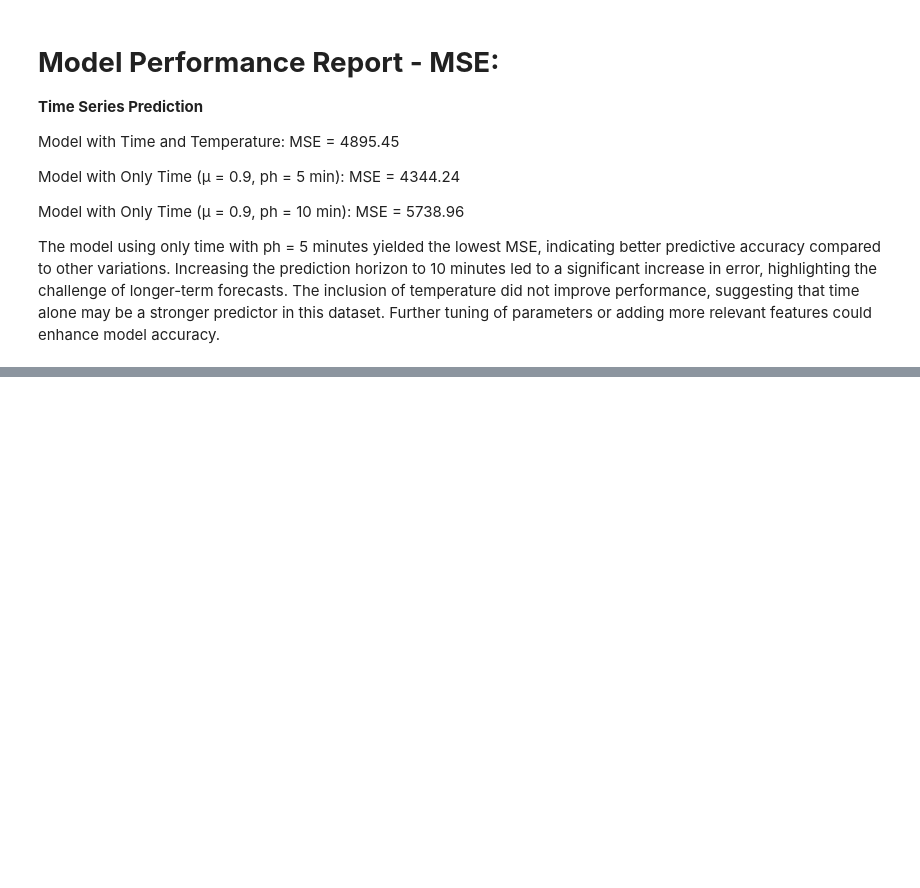
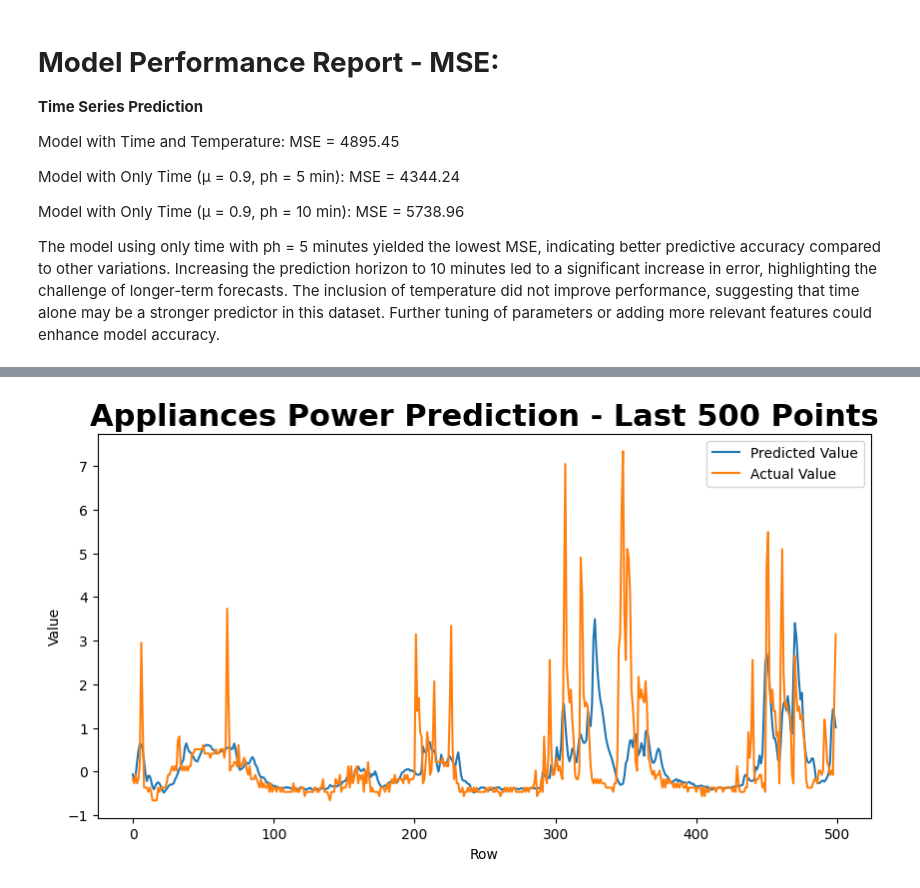
Before and after one commit to jnabizadaedu/aai_530_project, a Jupyter notebook: IoT_project_model.ipynb, the cells around one changed output, grey strips where cells are left out. Cells and saved outputs as stored; diff of their text form; code cells hidden in the pictures; blank space fills up the shorter version.

```diff
--- a/IoT_project_model.ipynb
+++ b/IoT_project_model.ipynb
@@ -405,0 +430,20 @@ The model using only time with ph = 5 minutes yielded the lowest MSE, indicating
+# %%
+# Sequence parameters
+seq_length = 60  # Increased sequence length
+ph = 5
+
+# Prepare training sequences
+seq_arrays = []
+seq_labs = []
+
+for i in range(len(train_df) - seq_length - ph):
+    seq = train_df[feat_cols].iloc[i:i + seq_length].values
+    label = train_df[feat_cols].iloc[i + seq_length + ph - 1].values
+    seq_arrays.append(seq)
+    seq_labs.append(label)
+
+seq_arrays = np.array(seq_arrays, dtype=np.float32)
+seq_labs = np.array(seq_labs, dtype=np.float32).reshape(-1)
+
+assert seq_arrays.shape == (len(train_df) - seq_length - ph, seq_length, len(feat_cols))
+assert seq_labs.shape == (len(train_df) - seq_length - ph,)
@@ -405,0 +521,33 @@ The model using only time with ph = 5 minutes yielded the lowest MSE, indicating
+# %%
+# Prepare validation sequences
+val_arrays = []
+val_labs = []
+
+for i in range(seq_length, len(val_df) - ph):
+    seq = val_df[feat_cols].iloc[i - seq_length:i].values
+    label = val_df[feat_cols].iloc[i + ph - 1].values
+    val_arrays.append(seq)
+    val_labs.append(label)
+
+val_arrays = np.array(val_arrays, dtype=np.float32)
+val_labs = np.array(val_labs, dtype=np.float32).reshape(-1)
+
+# Evaluate the model
+scores_test = model.evaluate(val_arrays, val_labs, verbose=2)
+print('\nMSE: {}'.format(scores_test[1]))
+
+# Predictions
+y_pred_test = model.predict(val_arrays)
+y_true_test = val_labs
+
+# Plot the results
+fig_verify = plt.figure(figsize=(10, 5))
+plt.plot(y_pred_test[-500:], label='Predicted Value')
+plt.plot(y_true_test[-500:], label='Actual Value')
+plt.title('Appliances Power Prediction - Last 500 Points', fontsize=22, fontweight='bold')
+plt.ylabel('Value')
+plt.xlabel('Row')
+plt.legend()
+plt.show()
+fig_verify.savefig("model_regression_verify.png")
+# %% [output]
@@ -405,0 +558 @@ The model using only time with ph = 5 minutes yielded the lowest MSE, indicating
+[figure, added]
```
Also changed, not shown: parts of 11 cells of this notebook.
